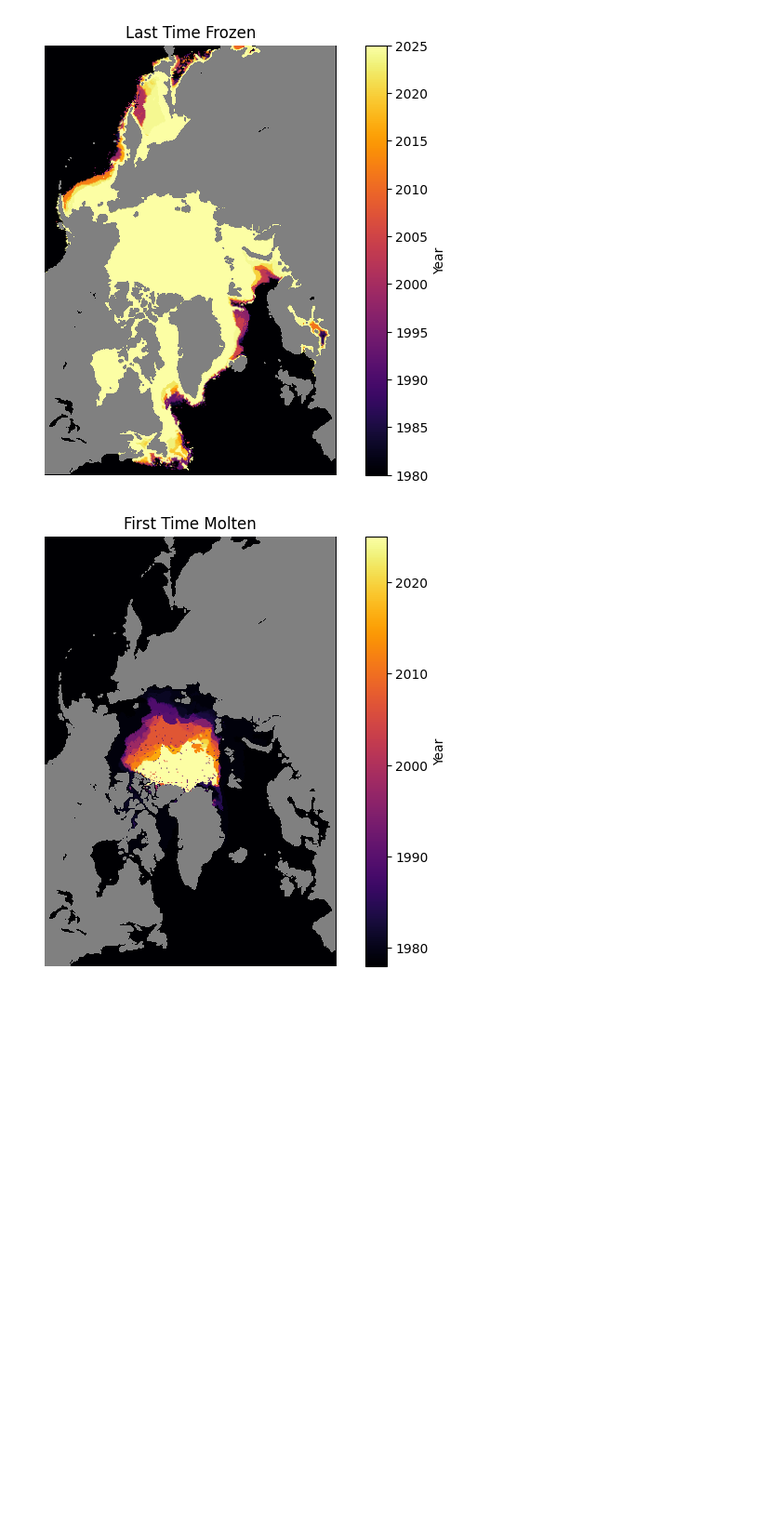
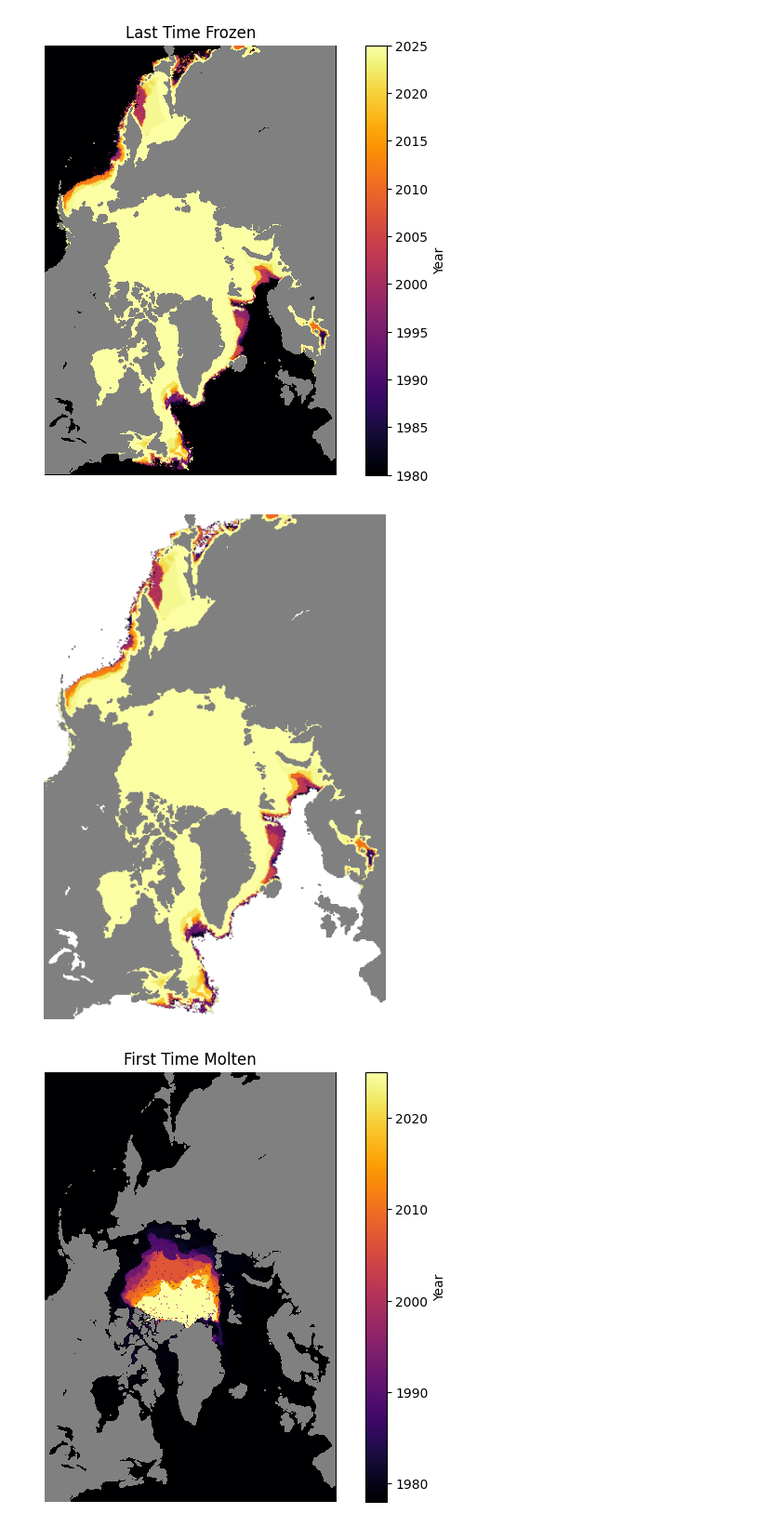
Before and after one commit to nwalser/CS163, a Jupyter notebook: project/main.ipynb, the cells around one changed output. Shown at 93% size. Saved outputs shown, nothing was run; the diff lists cells and outputs as text; code cells hidden in the pictures; blank space fills up the shorter version.

```diff
--- a/project/main.ipynb
+++ b/project/main.ipynb
@@ -121,6 +122,46 @@ plt.contourf(landmasses, levels=[0.5, 1], colors="gray", zorder=2)
 plt.show()
 # %% [output]
 [figure]
+# %%
+import numpy as np
+import matplotlib.pyplot as plt
+
+# --- Convert last_white_date → years (float32) with NaN for NaT ---
+# years_int will be int64, which some backends dislike for imshow; we'll cast to float32.
+years_int = last_white_date.astype('datetime64[Y]').astype('int64') + 1970
+years_f32 = years_int.astype('float32')
+
+# Put NaN where dates were NaT
+years_f32[np.isnat(last_white_date)] = np.nan
+
+# --- Mask: transparent where <1980 or NaN ---
+mask = (years_f32 < 1980) | np.isnan(years_f32)
+years_masked = np.ma.array(years_f32, mask=mask)
+
+# --- Colormap with transparent for masked ("bad") values ---
+cmap = plt.get_cmap('inferno').copy()
+cmap.set_bad(alpha=0)  # masked/NaN pixels become fully transparent
+
+# --- Landmasses to float32 for contourf ---
+land_f32 = landmasses.astype('float32')
+
+# --- Plot (no colorbar) ---
+plt.figure(figsize=(8, 6))
+plt.imshow(years_masked, cmap=cmap, vmin=1980, vmax=2025)
+
+# Gray landmasses on top
+plt.contourf(land_f32, levels=[0.5, 1], colors="gray", zorder=2)
+
+# Remove all borders and axes
+plt.axis("off")
+plt.margins(0, 0)
+plt.gca().set_position([0.0, 0.0, 1.0, 1.0])
+
+# --- Save transparent PNG ---
+plt.savefig("last_time_frozen.png", dpi=300, bbox_inches="tight", transparent=True)
+plt.show()
+# %% [output]
+[figure, added]
 # %%
 year_img = np.full((H, W), np.nan, dtype=float)
 valid = ~np.isnat(first_molten_date)
```
Also changed, not shown: parts of 1 cell of this notebook, 4 other files.
